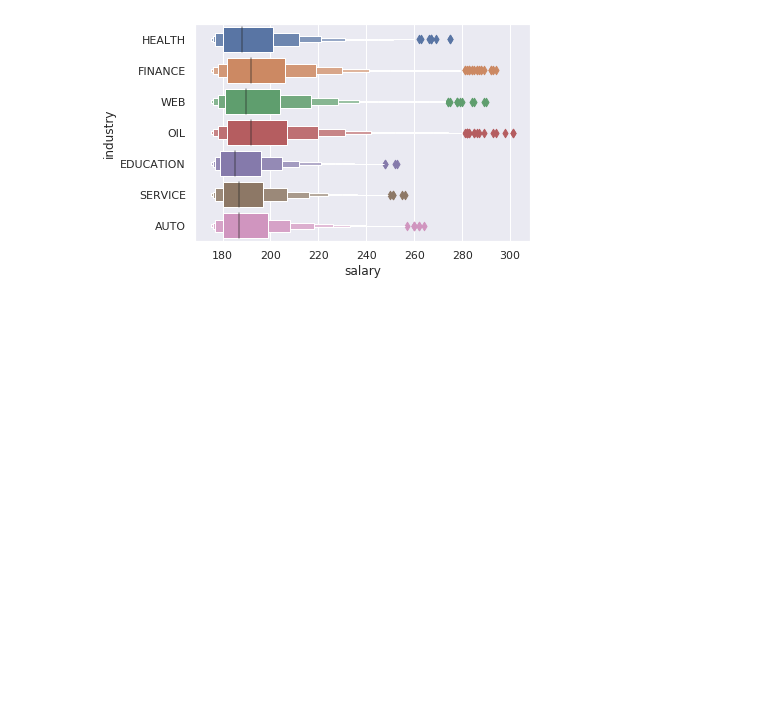
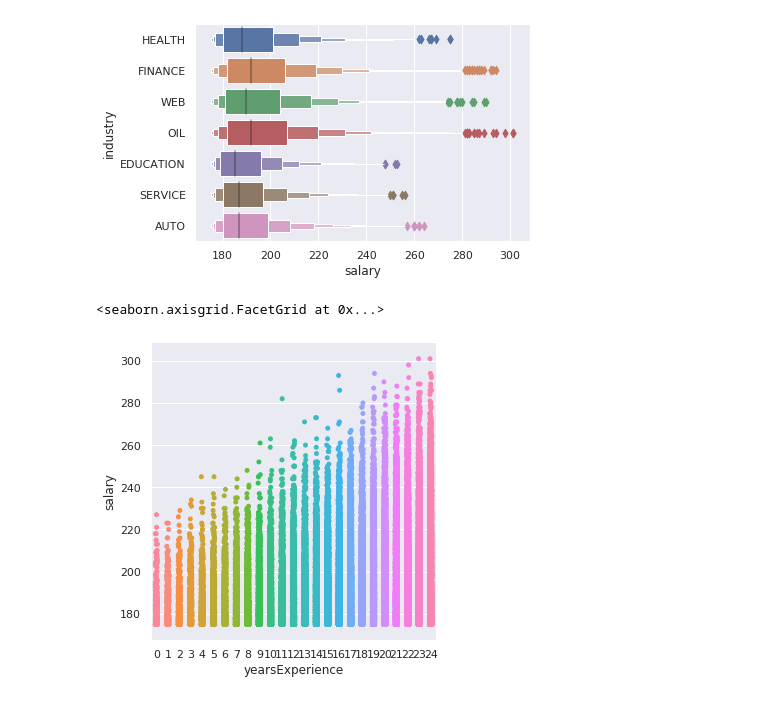
Before and after one commit to sagar625/Machine-Learning-Algorithms., a Jupyter notebook: SalaryPrediction.ipynb, the cells around one changed output. Cells and saved outputs as stored; diff of their text form; code cells hidden in the pictures; blank space fills up the shorter version.

```diff
--- a/SalaryPrediction.ipynb
+++ b/SalaryPrediction.ipynb
@@ -224,3 +224,8 @@ sns.boxenplot('salary','industry',data=outliers)
 'c' argument looks like a single numeric RGB or RGBA sequence, which should be avoided as value-mapping will have precedence in case its length matches with 'x' & 'y'.  Please use a 2-D array with a s ...
 <matplotlib.axes._subplots.AxesSubplot at 0x...>
 [figure]
+# %%
+sns.catplot("yearsExperience","salary",data=outliers)
+# %% [output]
+<seaborn.axisgrid.FacetGrid at 0x...>
+[figure, added]
```
Also changed, not shown: parts of 3 cells of this notebook.
